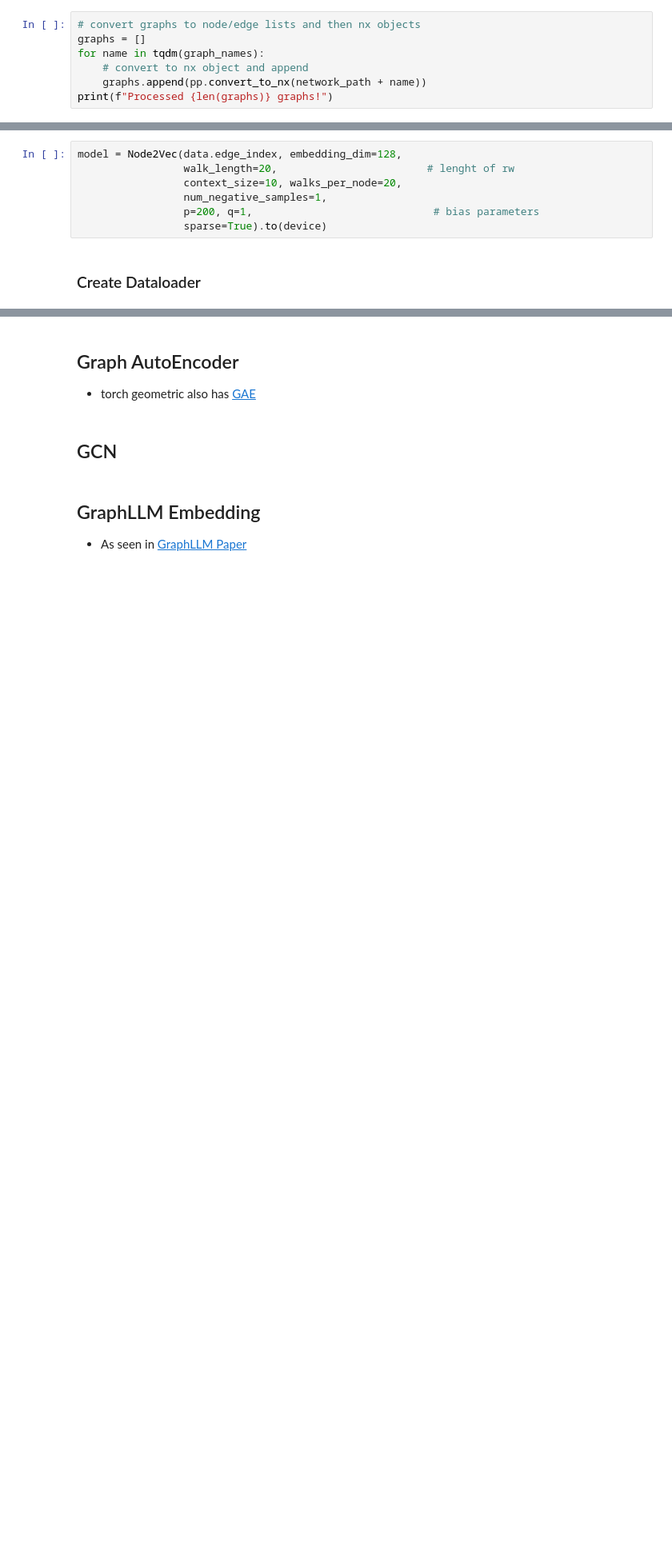
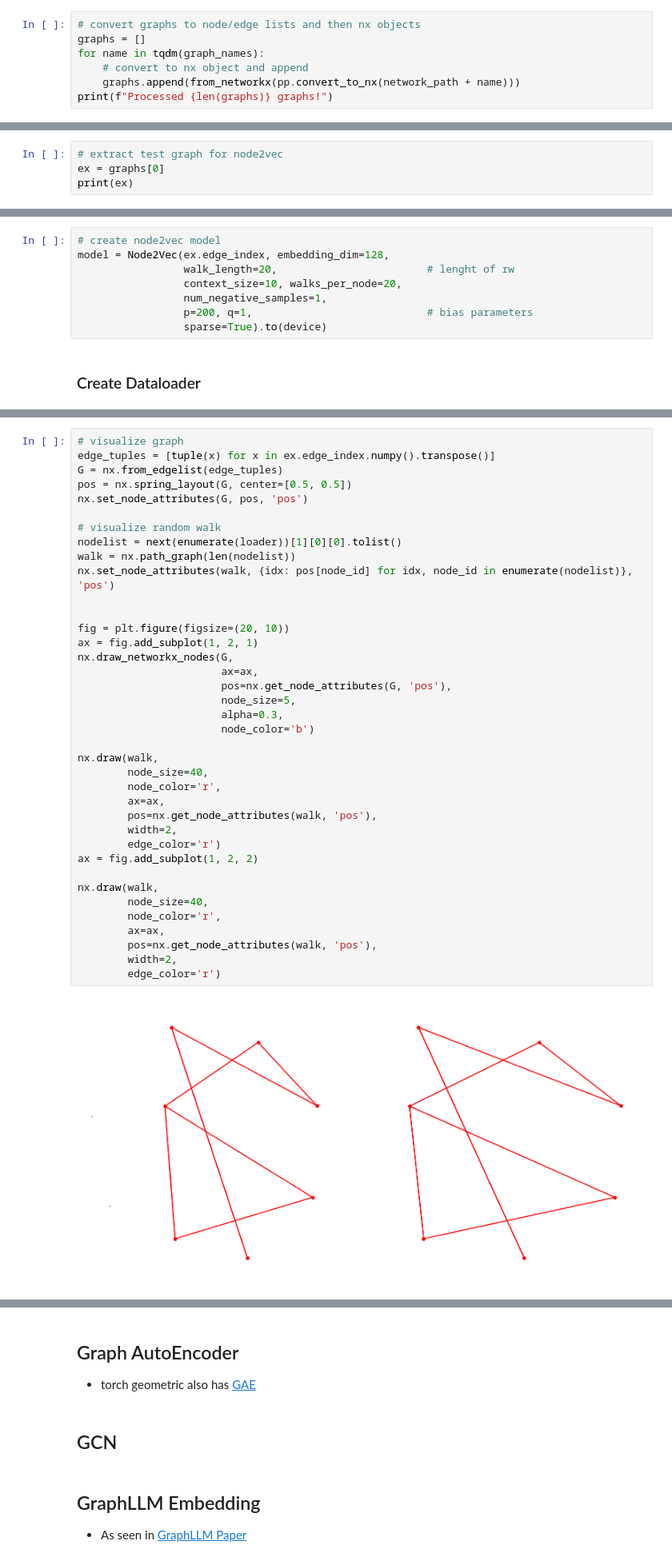
Before and after one commit to Jacobson-CompSysBio/JAILLM, a Jupyter notebook: notebooks/NetworkEmbeddingsTest.ipynb, the cells around one changed output, grey strips where cells are left out. Shown at 80% size. Cells and saved outputs as stored; diff of their text form; blank space fills up the shorter version.

```diff
--- a/notebooks/NetworkEmbeddingsTest.ipynb
+++ b/notebooks/NetworkEmbeddingsTest.ipynb
@@ -37,7 +43,7 @@ graph_names
 graphs = []
 for name in tqdm(graph_names):
     # convert to nx object and append
-    graphs.append(pp.convert_to_nx(network_path + name))
+    graphs.append(from_networkx(pp.convert_to_nx(network_path + name)))
 print(f"Processed {len(graphs)} graphs!")
 # %% [output]
 Processed 5 graphs!
@@ -73,0 +61,4 @@ tensor([[ 633, 1862, 2582,  ...,  598, 1473, 2706],
+# %%
+# extract test graph for node2vec
+ex = graphs[0]
+print(ex)
@@ -74,9 +67,10 @@ tensor([[ 633, 1862, 2582,  ...,  598, 1473, 2706],
 # %%
-model = Node2Vec(data.edge_index, embedding_dim=128,
+# create node2vec model
+model = Node2Vec(ex.edge_index, embedding_dim=128,
                  walk_length=20,                        # lenght of rw
                  context_size=10, walks_per_node=20,
                  num_negative_samples=1,
-                 p=200, q=1,                             # bias parameters
+                 p=200, q=1,                            # bias parameters
                  sparse=True).to(device)
 # %% [markdown]
 ### Create Dataloader
@@ -86,0 +83,40 @@ for idx, (pos_rw, neg_rw) in enumerate(loader):
+# %%
+# visualize graph
+edge_tuples = [tuple(x) for x in ex.edge_index.numpy().transpose()]
+G = nx.from_edgelist(edge_tuples)
+pos = nx.spring_layout(G, center=[0.5, 0.5])
+nx.set_node_attributes(G, pos, 'pos')
+
+# visualize random walk
+nodelist = next(enumerate(loader))[1][0][0].tolist()
+walk = nx.path_graph(len(nodelist))
+nx.set_node_attributes(walk, {idx: pos[node_id] for idx, node_id in enumerate(nodelist)}, 'pos')
+
+
+fig = plt.figure(figsize=(20, 10))
+ax = fig.add_subplot(1, 2, 1)
+nx.draw_networkx_nodes(G,
+                       ax=ax,
+                       pos=nx.get_node_attributes(G, 'pos'),
+                       node_size=5,
+                       alpha=0.3,
+                       node_color='b')
+
+nx.draw(walk,
+        node_size=40,
+        node_color='r',
+        ax=ax,
+        pos=nx.get_node_attributes(walk, 'pos'),
+        width=2,
+        edge_color='r')
+ax = fig.add_subplot(1, 2, 2)
+
+nx.draw(walk,
+        node_size=40,
+        node_color='r',
+        ax=ax,
+        pos=nx.get_node_attributes(walk, 'pos'),
+        width=2,
+        edge_color='r')
+# %% [output]
+[figure, added]
```
Also changed, not shown: parts of 11 cells of this notebook, 2 other files.
